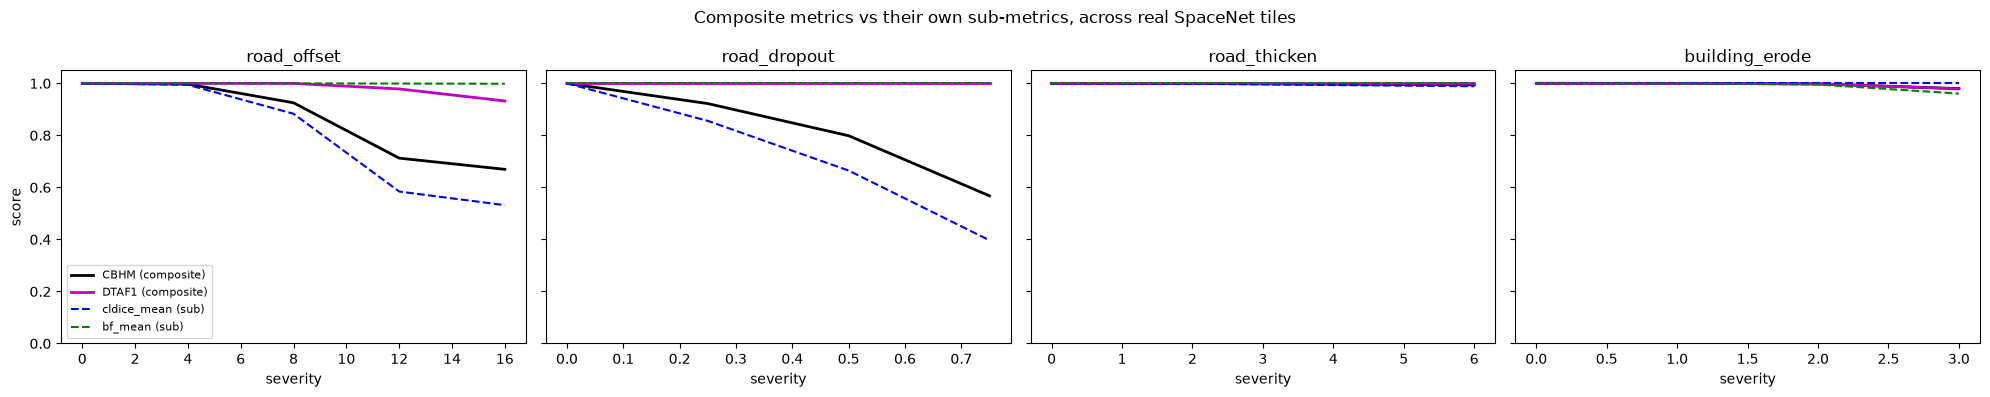
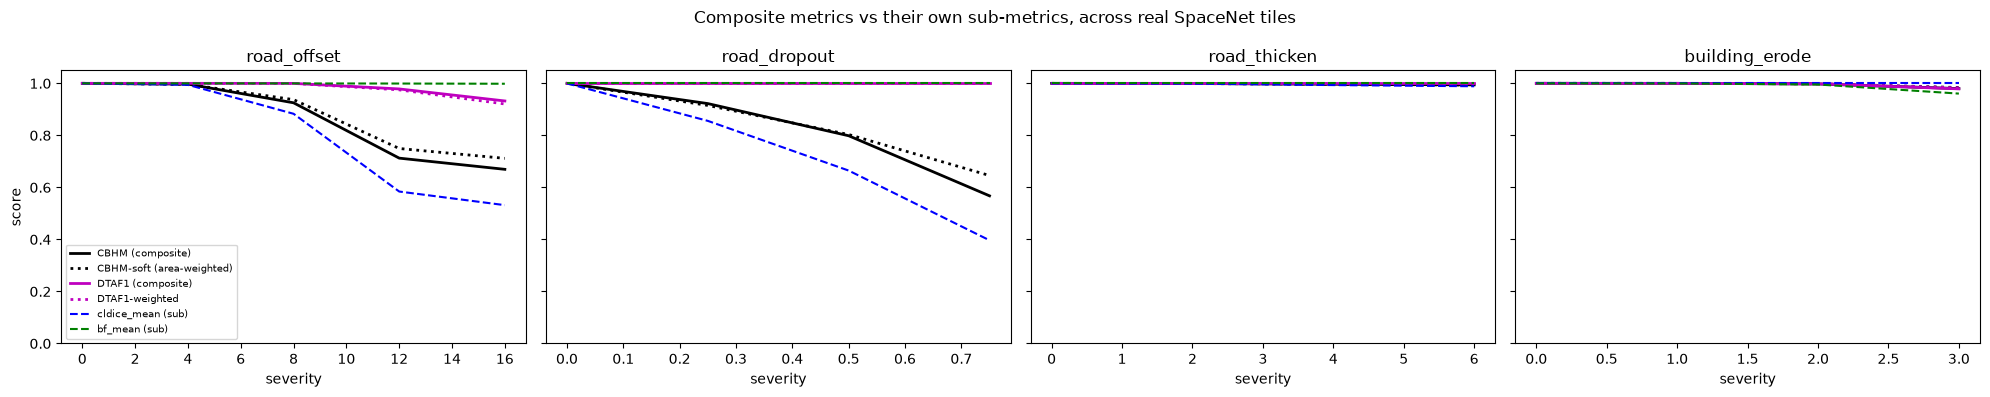
Unified diff of the notebook cell whose output changed from the first chart to the second:
--- before
+++ after
@@ -4,8 +4,10 @@
 for ax, pert in zip(axes, perturbations):
     grp = real_results[real_results["perturbation"] == pert].groupby("severity")[
-        ["cbhm", "dtaf1", "cldice_mean", "bf_mean"]
+        ["cbhm", "cbhm_soft", "dtaf1", "dtaf1_weighted", "cldice_mean", "bf_mean"]
     ].mean().reset_index()
     ax.plot(grp["severity"], grp["cbhm"], "k-", linewidth=2, label="CBHM (composite)")
+    ax.plot(grp["severity"], grp["cbhm_soft"], "k:", linewidth=2, label="CBHM-soft (area-weighted)")
     ax.plot(grp["severity"], grp["dtaf1"], "m-", linewidth=2, label="DTAF1 (composite)")
+    ax.plot(grp["severity"], grp["dtaf1_weighted"], "m:", linewidth=2, label="DTAF1-weighted")
     ax.plot(grp["severity"], grp["cldice_mean"], "b--", label="cldice_mean (sub)")
     ax.plot(grp["severity"], grp["bf_mean"], "g--", label="bf_mean (sub)")
@@ -15,5 +17,5 @@
 
 axes[0].set_ylabel("score")
-axes[0].legend(fontsize=8)
+axes[0].legend(fontsize=7)
 fig.suptitle("Composite metrics vs their own sub-metrics, across real SpaceNet tiles")
 fig.tight_layout()

Commit: Add area-weighted, collapse-resistant companion metrics (cbhm_soft, dtaf1_weighted)